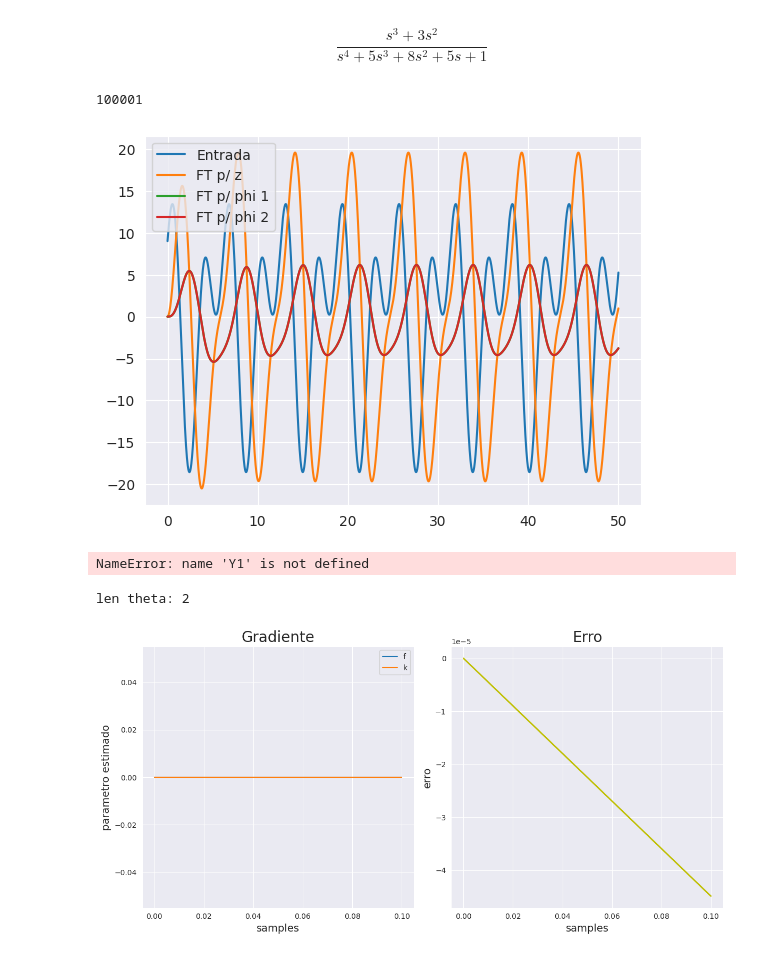
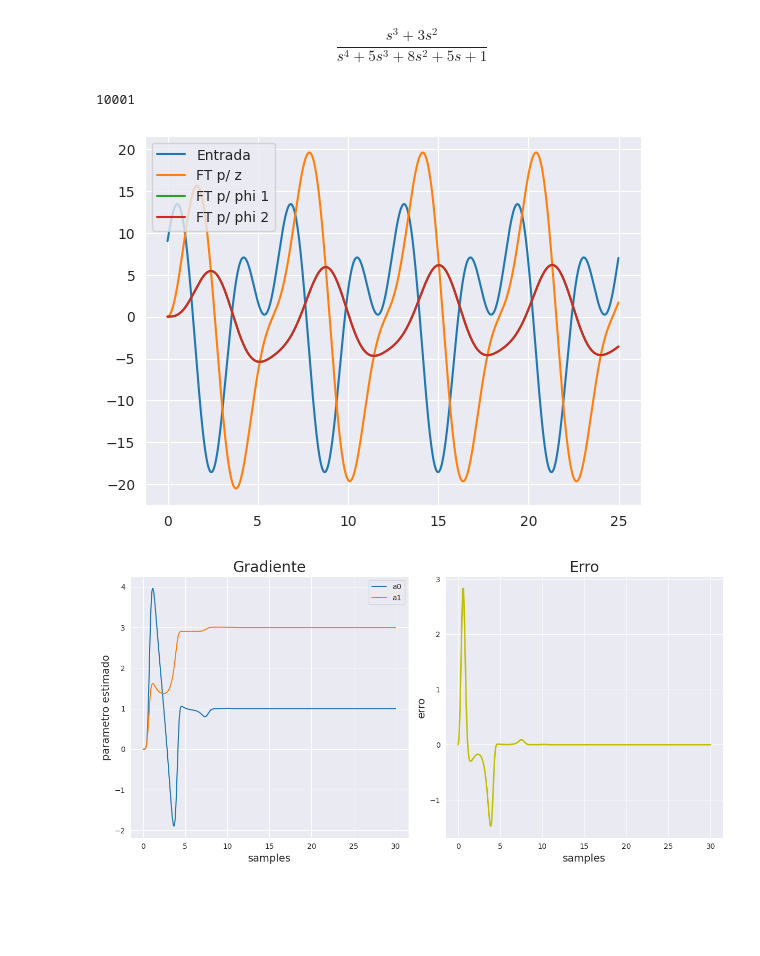
Before and after one commit to SKaiquelima/advanced-control, a Jupyter notebook: Listas/Lista2/exec2_2.ipynb, the cells around one changed output. Drawn from its saved outputs; the diff is of its cells as text; code cells hidden in the pictures; blank space fills up the shorter version.

```diff
--- a/Listas/Lista2/exec2_2.ipynb
+++ b/Listas/Lista2/exec2_2.ipynb
@@ -39,30 +39,29 @@ $$\frac{s^3 + 3 s^2}{s^4 + 5 s^3 + 8 s^2 + 5 s + 1}$$
 # %%
 # Parâmetros de simulação
 N = 100
-dt = 0.001  # Taxa de amostragem
+dt = 0.01  # Taxa de amostragem
 T = np.arange(0, N + dt, dt)
 u = 10*np.cos(T+ (np.pi/7)) + 9*np.sin(2*T) # entrada
 
 len(T)
 # %% [output]
-100001
+10001
 # %%
 # Simulação dos modelos
 z, T, _  = matlab.lsim(ftx1 - ftx2, u, T)
 phi1, T, _ = matlab.lsim(ftx3, u, T)
 phi2, T, _ = matlab.lsim(ftx4, u, T)
 
 
 # Plotagem dos resultados juntos
-corte = 0.5*(len(T) - 1) # facilitar visualização
 corte = int(np.ceil(corte))
 plt.plot(T[:corte], u[:corte], label='Entrada')
 plt.plot(T[:corte], z[:corte], label='FT p/ z')
 plt.plot(T[:corte], phi1[:corte], label='FT p/ phi 1')
 plt.plot(T[:corte], phi1[:corte], label='FT p/ phi 2')
 
 plt.legend()
 plt.show()
 # %% [output]
-[figure, old version]
+[figure, new version]
 # %%
@@ -76,34 +73,29 @@ gama = np.array([[10, 0], [0, 1]])  # Matriz de ajuste
 # %%
 # Loop de iterações para o algoritmo adaptativo
 for k in range(0, int(N/dt)):
-    z[k] = (Y1[k] - Y2[k])
-
     # Construção do vetor phi
-    phi = np.array([[Y3[k]], [Y4[k]]])
+    phi = np.array([[phi1[k]], [phi2[k]]])
 
     # Cálculo de ms (fator de ajuste)
-    ms = 1 + 0.1 * np.dot(phi1.T, phi1)[0, 0]
+    ms = 1 + 0.1 * np.dot(phi.T, phi)[0, 0]
 
     # Atualização dos parâmetros estimados usando o algoritmo adaptativo
-    erro[k] = (z[k] - np.dot(theta[:, k].T, phi1))[0] / ms**2
-    delta_theta = (dt * np.dot(gama, erro[k] * phi1) / ms**2).reshape((2,))
+    erro[k+1] = (z[k] - np.dot(theta[:, k].T, phi))[0] / ms
+    delta_theta = (dt * np.dot(gama, erro[k+1] * phi) / ms).reshape((2,))
     theta[:, k+1] = theta[:, k] + delta_theta
-# %% [output]
-NameError: name 'Y1' is not defined
 # %%
 # Gráfico dos parâmetros identificados e do erro
 
 # Crie uma figura com 1 linha e 2 colunas para os subplots
 fig, axs = plt.subplots(1, 2, figsize=(12, 6))
 
-print(f'len theta: {len(theta)}')
-corte = int(np.ceil(1*len(theta)))
+corte = int(np.ceil(0.3*len(theta[0])))
 
 fontesize = 14
 titlesize = 20
 # Primeiro subplot (Gráfico dos parâmetros estimados)
-axs[0].plot(T[:corte], theta[0, :][:corte], label='f')
-axs[0].plot(T[:corte], theta[1, :][:corte], label='k')
+axs[0].plot(T[:corte], theta[0, :][:corte], label='a0')
+axs[0].plot(T[:corte], theta[1, :][:corte], label='a1')
 axs[0].legend()
 axs[0].set_xlabel('samples', fontsize=fontesize)
 axs[0].set_ylabel('parametro estimado', fontsize=fontesize)
@@ -122,5 +114,4 @@ plt.tight_layout()
 # Exiba os subplots lado a lado
 plt.show()
 # %% [output]
-len theta: 2
-[figure, old version]
+[figure, new version]
```
Also changed, not shown: parts of 1 cell of this notebook.
